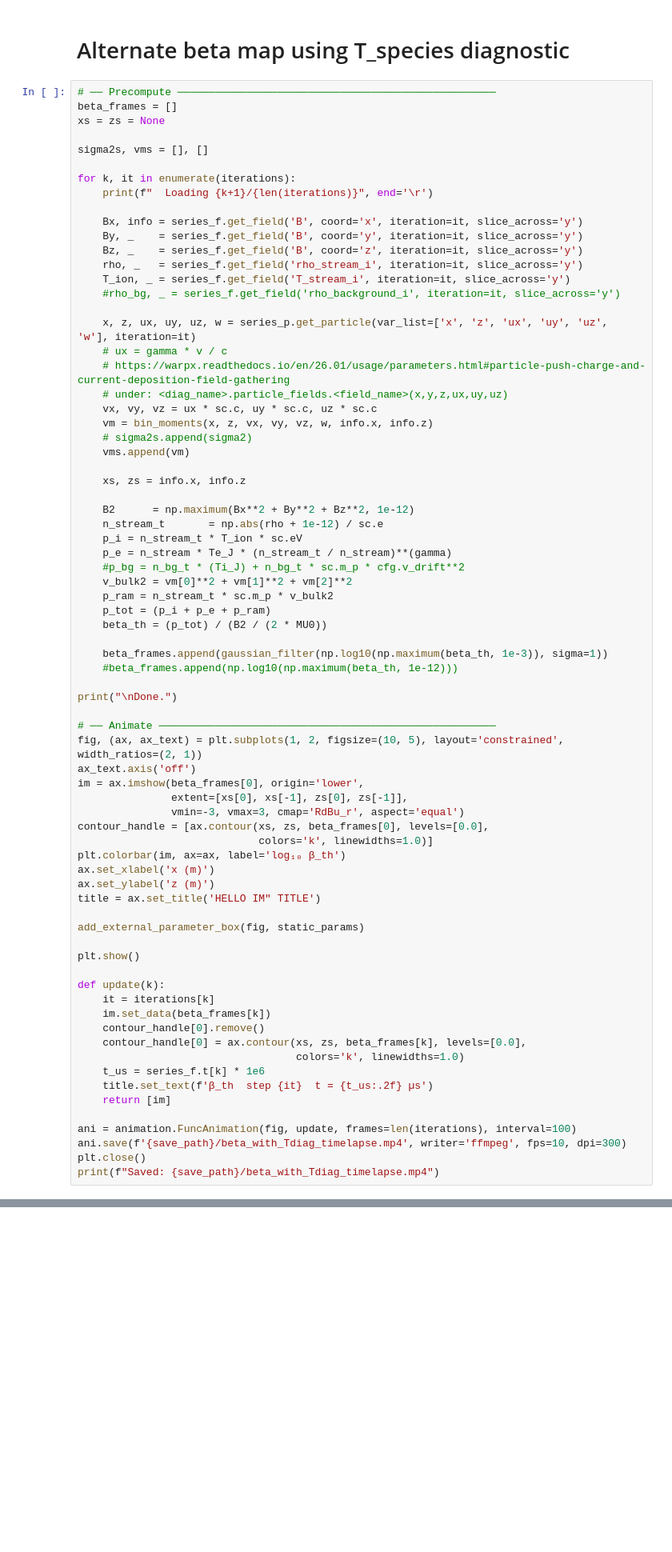
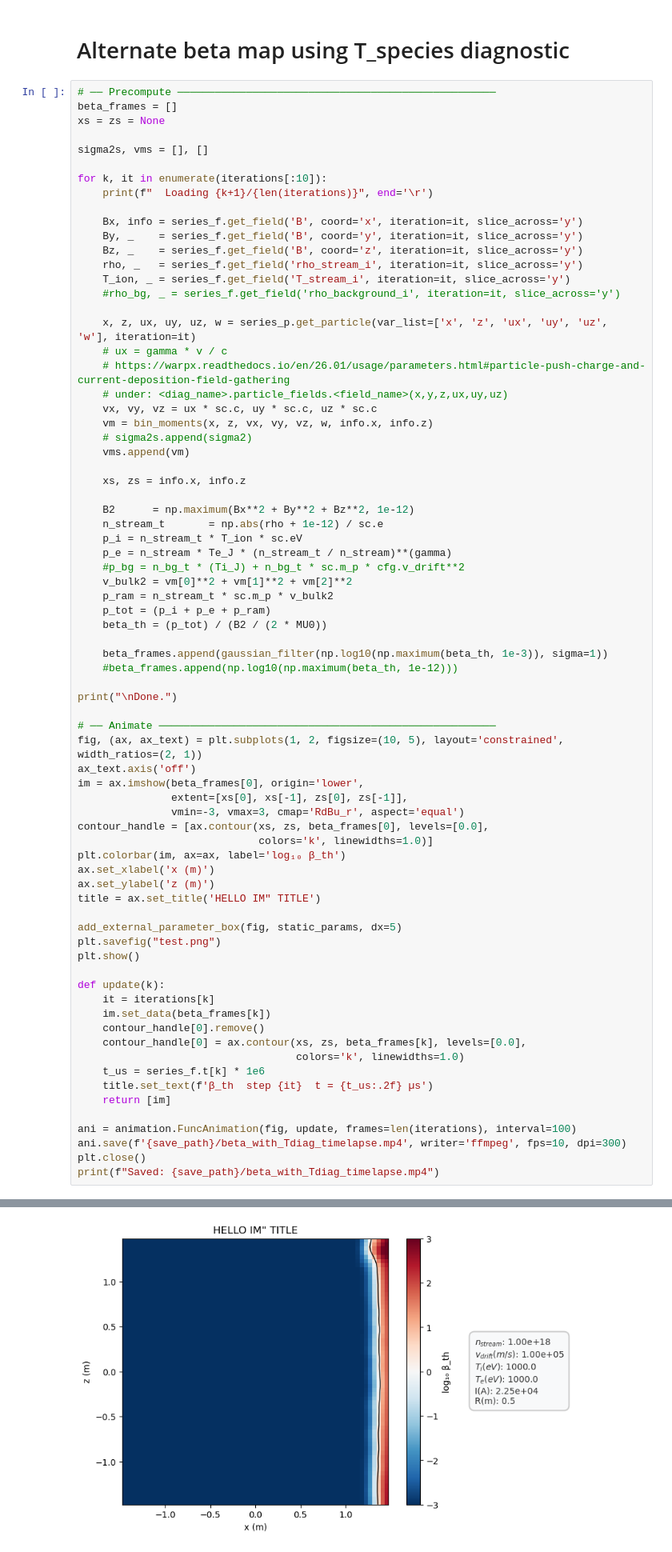
Before and after one commit to Justyunsart/WarpX_Polywell, a Jupyter notebook: postprocess/postprocess_single_coil_official_clean.ipynb, the cells around one changed output, grey strips where cells are left out. Shown at 80% size. Drawn from its saved outputs; the diff is of its cells as text; blank space fills up the shorter version.

```diff
--- a/postprocess/postprocess_single_coil_official_clean.ipynb
+++ b/postprocess/postprocess_single_coil_official_clean.ipynb
@@ -266,7 +283,7 @@ xs = zs = None
 
 sigma2s, vms = [], []
 
-for k, it in enumerate(iterations):
+for k, it in enumerate(iterations[:10]):
     print(f"  Loading {k+1}/{len(iterations)}", end='\r')
 
     Bx, info = series_f.get_field('B', coord='x', iteration=it, slice_across='y')
@@ -315,8 +332,8 @@ ax.set_xlabel('x (m)')
 ax.set_ylabel('z (m)')
 title = ax.set_title('HELLO IM" TITLE')
 
-add_external_parameter_box(fig, static_params)
-
+add_external_parameter_box(fig, static_params, dx=5)
+plt.savefig("test.png")
 plt.show()
 
 def update(k):
@@ -333,3 +350,4 @@ ani = animation.FuncAnimation(fig, update, frames=len(iterations), interval=100)
 ani.save(f'{save_path}/beta_with_Tdiag_timelapse.mp4', writer='ffmpeg', fps=10, dpi=300)
 plt.close()
 print(f"Saved: {save_path}/beta_with_Tdiag_timelapse.mp4")
+# %% [output]
@@ -336,3 +356,4 @@ print(f"Saved: {save_path}/beta_with_Tdiag_timelapse.mp4")
+[figure, added]
 # %% [markdown]
 # Temperature diags
 # %% [markdown]
```
Also changed, not shown: parts of 31 cells of this notebook.
